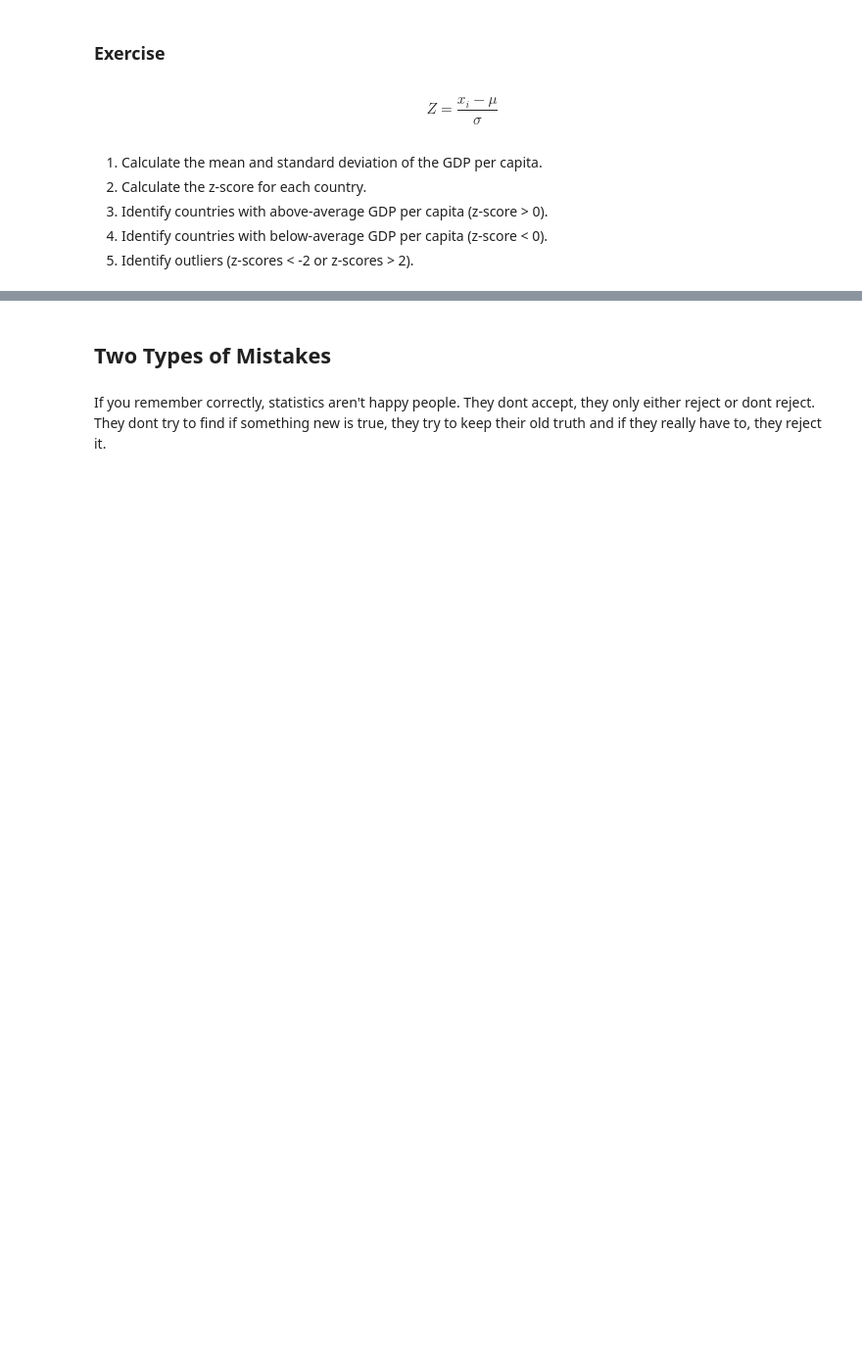
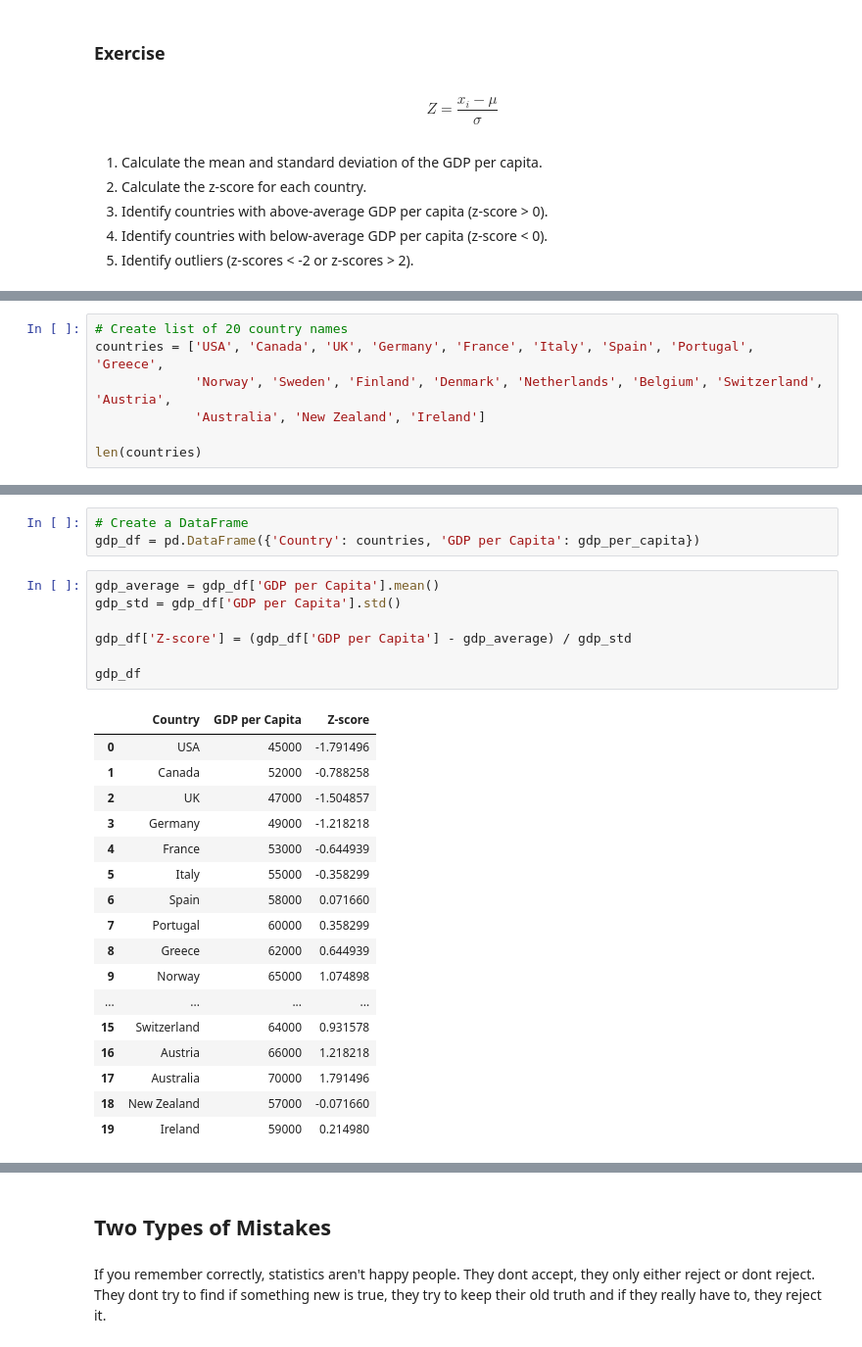
Before and after one commit to jordanriver/new_DS, a Jupyter notebook: Math/statistics/Inferential statistics.ipynb, the cells around one changed output, grey strips where cells are left out. Shown at 98% size. Saved outputs shown, nothing was run; the diff lists cells and outputs as text; blank space fills up the shorter version.

```diff
--- a/Math/statistics/Inferential statistics.ipynb
+++ b/Math/statistics/Inferential statistics.ipynb
@@ -344,0 +342,7 @@ gdp_per_capita = [45000, 52000, 47000, 49000, 53000, 55000, 58000, 60000, 62000,
+# %%
+# Create list of 20 country names
+countries = ['USA', 'Canada', 'UK', 'Germany', 'France', 'Italy', 'Spain', 'Portugal', 'Greece',
+             'Norway', 'Sweden', 'Finland', 'Denmark', 'Netherlands', 'Belgium', 'Switzerland', 'Austria',
+             'Australia', 'New Zealand', 'Ireland']
+
+len(countries)
@@ -344,0 +372,28 @@ gdp_per_capita = [45000, 52000, 47000, 49000, 53000, 55000, 58000, 60000, 62000,
+# %%
+# Create a DataFrame
+gdp_df = pd.DataFrame({'Country': countries, 'GDP per Capita': gdp_per_capita})
+# %%
+gdp_average = gdp_df['GDP per Capita'].mean()
+gdp_std = gdp_df['GDP per Capita'].std()
+
+gdp_df['Z-score'] = (gdp_df['GDP per Capita'] - gdp_average) / gdp_std
+
+gdp_df
+# %% [output]
+|  | Country | GDP per Capita | Z-score |
+| 0 | USA | 45000 | -1.791496 |
+| 1 | Canada | 52000 | -0.788258 |
+| 2 | UK | 47000 | -1.504857 |
+| 3 | Germany | 49000 | -1.218218 |
+| 4 | France | 53000 | -0.644939 |
+| 5 | Italy | 55000 | -0.358299 |
+| 6 | Spain | 58000 | 0.071660 |
+| 7 | Portugal | 60000 | 0.358299 |
+| 8 | Greece | 62000 | 0.644939 |
+| 9 | Norway | 65000 | 1.074898 |
+| ... | ... | ... | ... |
+| 15 | Switzerland | 64000 | 0.931578 |
+| 16 | Austria | 66000 | 1.218218 |
+| 17 | Australia | 70000 | 1.791496 |
+| 18 | New Zealand | 57000 | -0.071660 |
+| 19 | Ireland | 59000 | 0.214980 |
```
Also changed, not shown: parts of 19 cells of this notebook.
